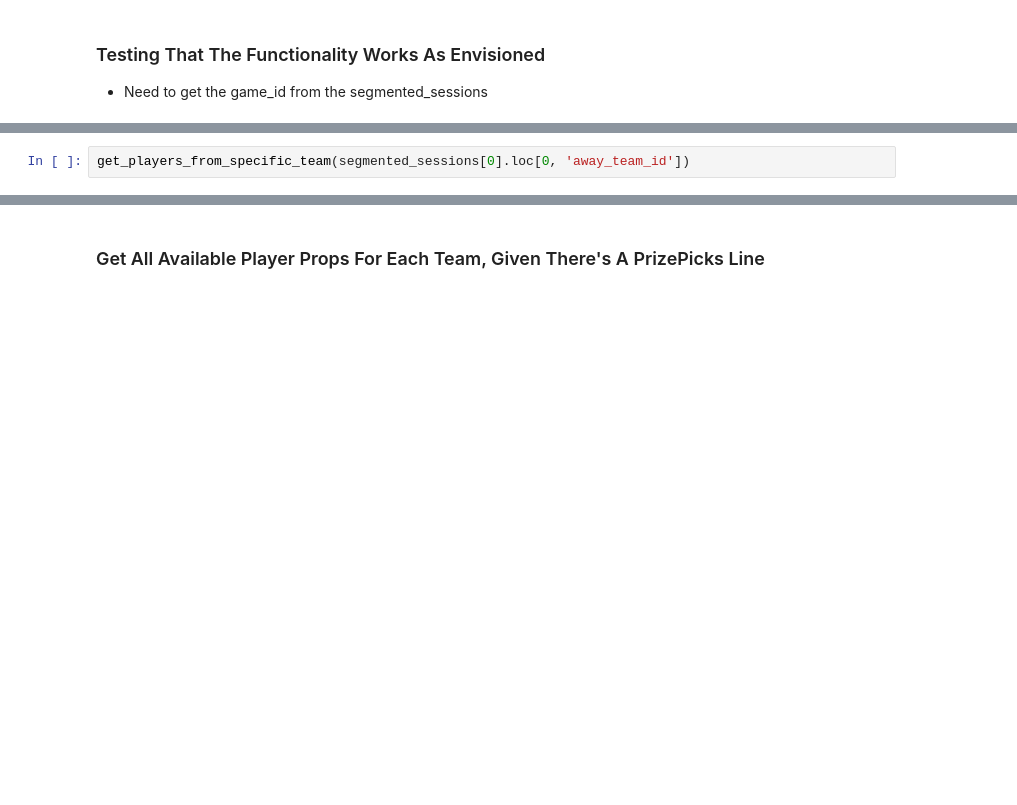
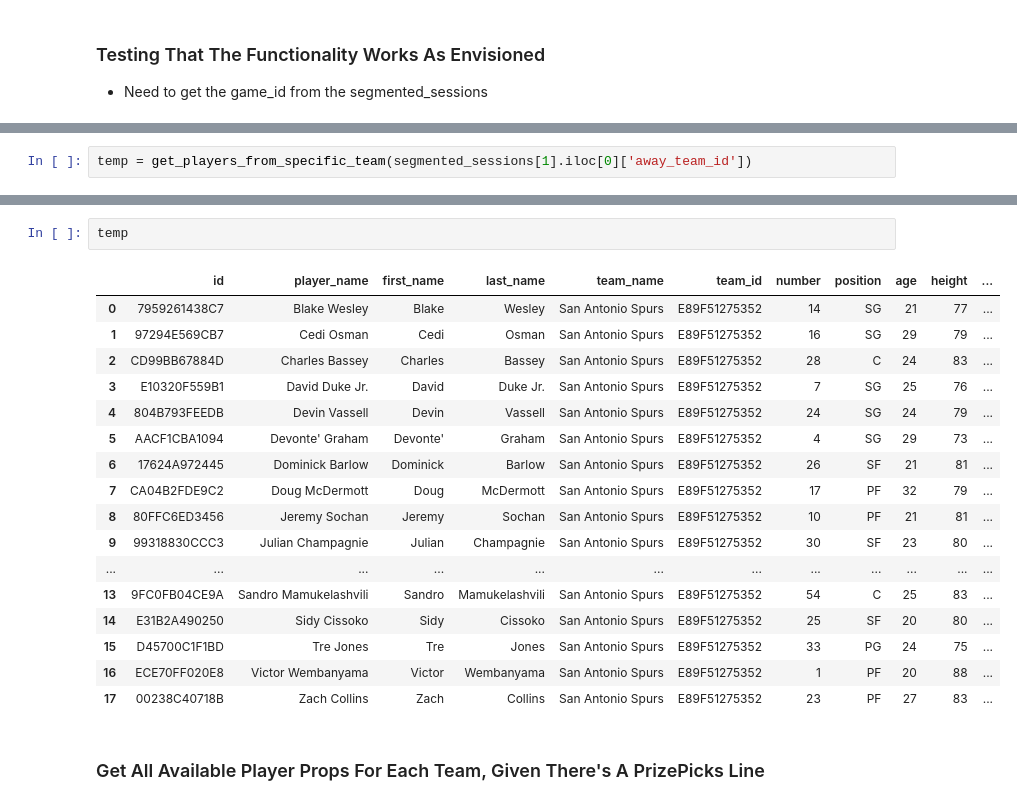
Before and after one commit to nate2427/OddsJam-Sports-Betting-Strategies, a Jupyter notebook: betting.ipynb, the cells around one changed output, grey strips where cells are left out. Drawn from its saved outputs; the diff is of its cells as text; blank space fills up the shorter version.

```diff
--- a/betting.ipynb
+++ b/betting.ipynb
@@ -191,3 +196,3 @@ get_players_from_specific_team(segmented_sessions[0].loc[0, 'home_team_id'])
 # %%
-get_players_from_specific_team(segmented_sessions[0].loc[0, 'away_team_id'])
+temp = get_players_from_specific_team(segmented_sessions[1].iloc[0]['away_team_id'])
 # %% [output]
@@ -212,2 +200,22 @@ get_players_from_specific_team(segmented_sessions[0].loc[0, 'away_team_id'])
+# %%
+temp
+# %% [output]
+|  | id | player_name | first_name | last_name | team_name | team_id | number | position | age | height | ... |
+| 0 | 7959261438C7 | Blake Wesley | Blake | Wesley | San Antonio Spurs | E89F51275352 | 14 | SG | 21 | 77 | ... |
+| 1 | 97294E569CB7 | Cedi Osman | Cedi | Osman | San Antonio Spurs | E89F51275352 | 16 | SG | 29 | 79 | ... |
+| 2 | CD99BB67884D | Charles Bassey | Charles | Bassey | San Antonio Spurs | E89F51275352 | 28 | C | 24 | 83 | ... |
+| 3 | E10320F559B1 | David Duke Jr. | David | Duke Jr. | San Antonio Spurs | E89F51275352 | 7 | SG | 25 | 76 | ... |
+| 4 | 804B793FEEDB | Devin Vassell | Devin | Vassell | San Antonio Spurs | E89F51275352 | 24 | SG | 24 | 79 | ... |
+| 5 | AACF1CBA1094 | Devonte' Graham | Devonte' | Graham | San Antonio Spurs | E89F51275352 | 4 | SG | 29 | 73 | ... |
+| 6 | 17624A972445 | Dominick Barlow | Dominick | Barlow | San Antonio Spurs | E89F51275352 | 26 | SF | 21 | 81 | ... |
+| 7 | CA04B2FDE9C2 | Doug McDermott | Doug | McDermott | San Antonio Spurs | E89F51275352 | 17 | PF | 32 | 79 | ... |
+| 8 | 80FFC6ED3456 | Jeremy Sochan | Jeremy | Sochan | San Antonio Spurs | E89F51275352 | 10 | PF | 21 | 81 | ... |
+| 9 | 99318830CCC3 | Julian Champagnie | Julian | Champagnie | San Antonio Spurs | E89F51275352 | 30 | SF | 23 | 80 | ... |
+| ... | ... | ... | ... | ... | ... | ... | ... | ... | ... | ... | ... |
+| 13 | 9FC0FB04CE9A | Sandro Mamukelashvili | Sandro | Mamukelashvili | San Antonio Spurs | E89F51275352 | 54 | C | 25 | 83 | ... |
+| 14 | E31B2A490250 | Sidy Cissoko | Sidy | Cissoko | San Antonio Spurs | E89F51275352 | 25 | SF | 20 | 80 | ... |
+| 15 | D45700C1F1BD | Tre Jones | Tre | Jones | San Antonio Spurs | E89F51275352 | 33 | PG | 24 | 75 | ... |
+| 16 | ECE70FF020E8 | Victor Wembanyama | Victor | Wembanyama | San Antonio Spurs | E89F51275352 | 1 | PF | 20 | 88 | ... |
+| 17 | 00238C40718B | Zach Collins | Zach | Collins | San Antonio Spurs | E89F51275352 | 23 | PF | 27 | 83 | ... |
 # %% [markdown]
 ### Get All Available Player Props For Each Team, Given There's A PrizePicks Line
```
Also changed, not shown: parts of 11 cells of this notebook.
